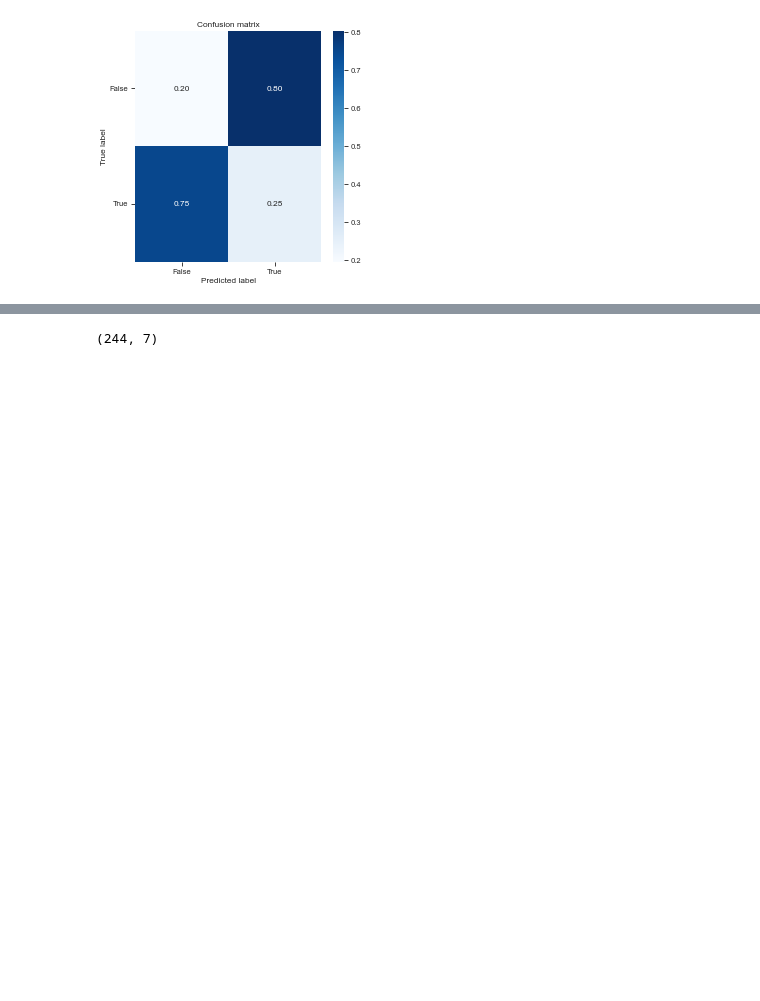
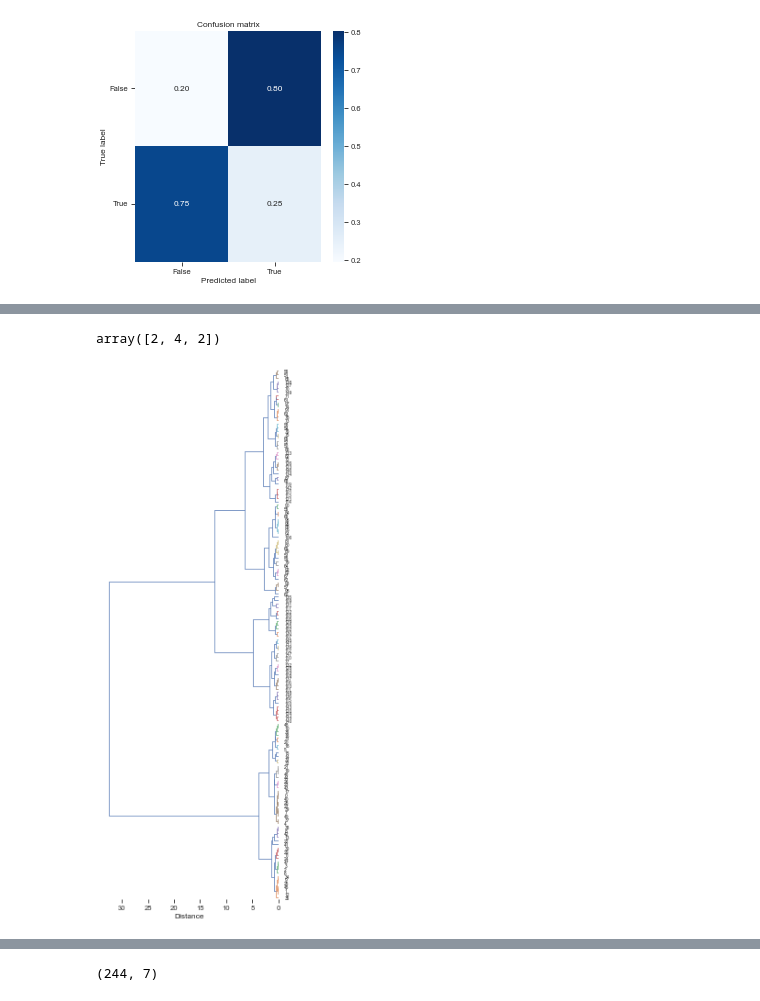
Before and after one commit to sky1ove/kplot, a Jupyter notebook: nbs/index.ipynb, the cells around one changed output, grey strips where cells are left out. Drawn from its saved outputs; the diff is of its cells as text; code cells hidden in the pictures; blank space fills up the shorter version.

```diff
--- a/nbs/index.ipynb
+++ b/nbs/index.ipynb
@@ -259,0 +262,14 @@ Normalized confusion matrix
+# %%
+import pandas as pd,numpy as np,seaborn as sns
+from scipy.spatial.distance import euclidean
+
+# Set up the objects used by the examples below.
+df0=sns.load_dataset("iris")
+df = df0.drop(columns="species")
+
+def my_distance(u, v):
+    return np.sum(np.abs(u - v))
+
+A = np.array([[0, 0], [1, 1], [2, 2]])
+
+df0.head()
@@ -259,0 +283,6 @@ Normalized confusion matrix
+# %%
+# Compute 1D distance (like pdist from scipy) but for df with column names
+# return 1d distance
+get_1d_distance(pd.DataFrame(A),func_flat=my_distance)
+# %% [output]
+array([2, 4, 2])
@@ -259,0 +292,8 @@ Normalized confusion matrix
+# %%
+# Get linkage matrix Z from pssms dataframe
+Z = get_Z(df,func_flat=euclidean,parallel=False)
+# %%
+# Run the example.
+plot_dendrogram(Z,dense=10,labels=df.index,thr=0.5)
+# %% [output]
+[figure, added]
```
Also changed, not shown: parts of 17 cells of this notebook, 19 other files.
